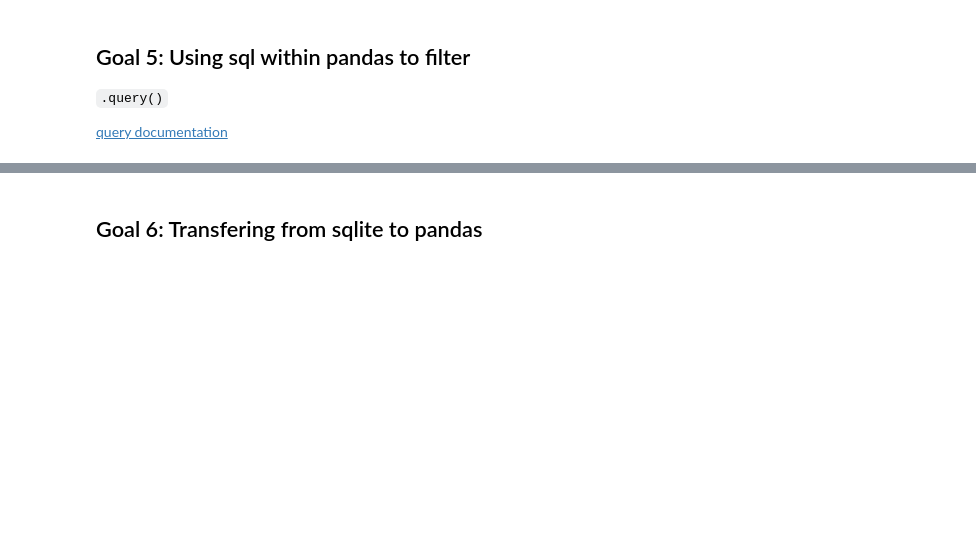
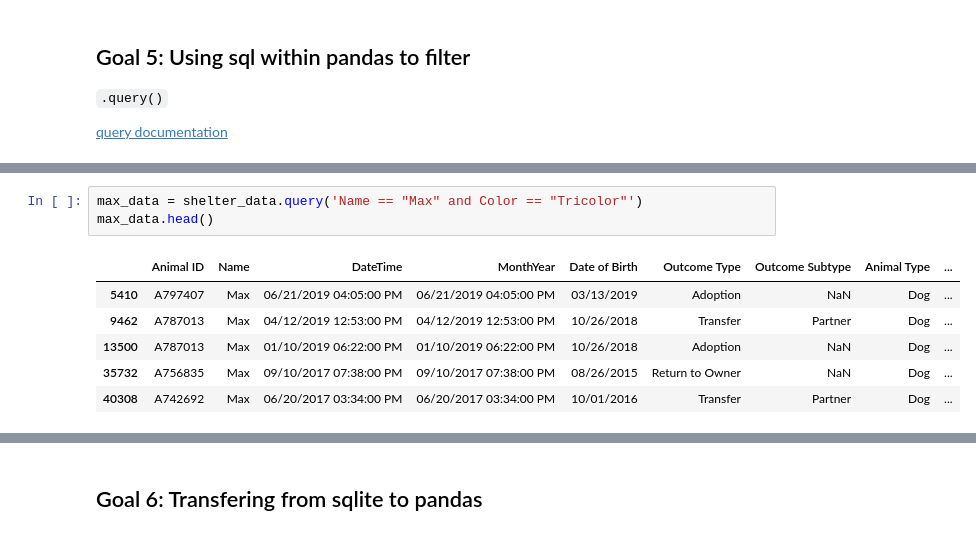
Before and after one commit to maxtingle11/dc-ds-08-26-19, a Jupyter notebook: module-2/week-1/day-1-sql-pandas/sql-to-pandas-max.ipynb, the cells around one changed output, grey strips where cells are left out. Cells and saved outputs as stored; diff of their text form; blank space fills up the shorter version.

```diff
--- a/module-2/week-1/day-1-sql-pandas/sql-to-pandas-max.ipynb
+++ b/module-2/week-1/day-1-sql-pandas/sql-to-pandas-max.ipynb
@@ -591,3 +745,13 @@ shelter_data[shelter_data['Name']=="Max"]
+# %%
+max_data = shelter_data.query('Name == "Max" and Color == "Tricolor"')
+max_data.head()
+# %% [output]
+|  | Animal ID | Name | DateTime | MonthYear | Date of Birth | Outcome Type | Outcome Subtype | Animal Type | ... |
+| 5410 | A797407 | Max | 06/21/2019 04:05:00 PM | 06/21/2019 04:05:00 PM | 03/13/2019 | Adoption | NaN | Dog | ... |
+| 9462 | A787013 | Max | 04/12/2019 12:53:00 PM | 04/12/2019 12:53:00 PM | 10/26/2018 | Transfer | Partner | Dog | ... |
+| 13500 | A787013 | Max | 01/10/2019 06:22:00 PM | 01/10/2019 06:22:00 PM | 10/26/2018 | Adoption | NaN | Dog | ... |
+| 35732 | A756835 | Max | 09/10/2017 07:38:00 PM | 09/10/2017 07:38:00 PM | 08/26/2015 | Return to Owner | NaN | Dog | ... |
+| 40308 | A742692 | Max | 06/20/2017 03:34:00 PM | 06/20/2017 03:34:00 PM | 10/01/2016 | Transfer | Partner | Dog | ... |
 # %%
 shelter_data.rename(index=str, columns={"Animal Type": "animal_type"}, inplace = True)
 test = shelter_data.query('animal_type == "Dog"')
```
Also changed, not shown: parts of 15 cells of this notebook, 5 other files.
